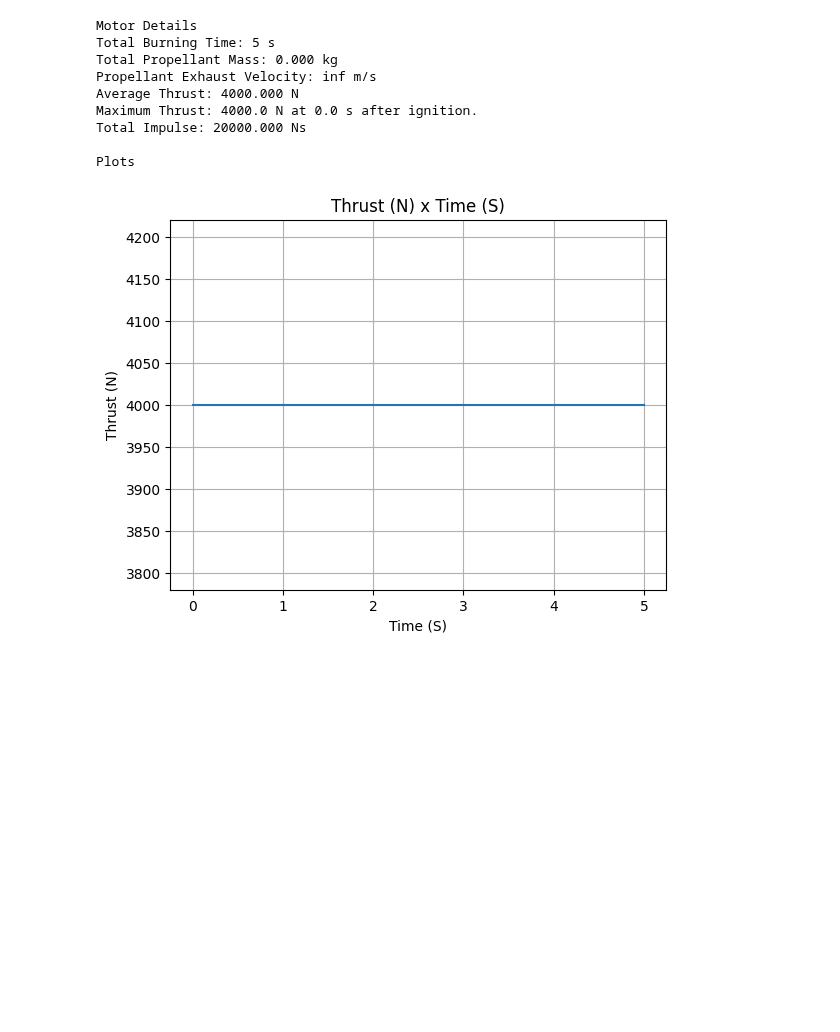
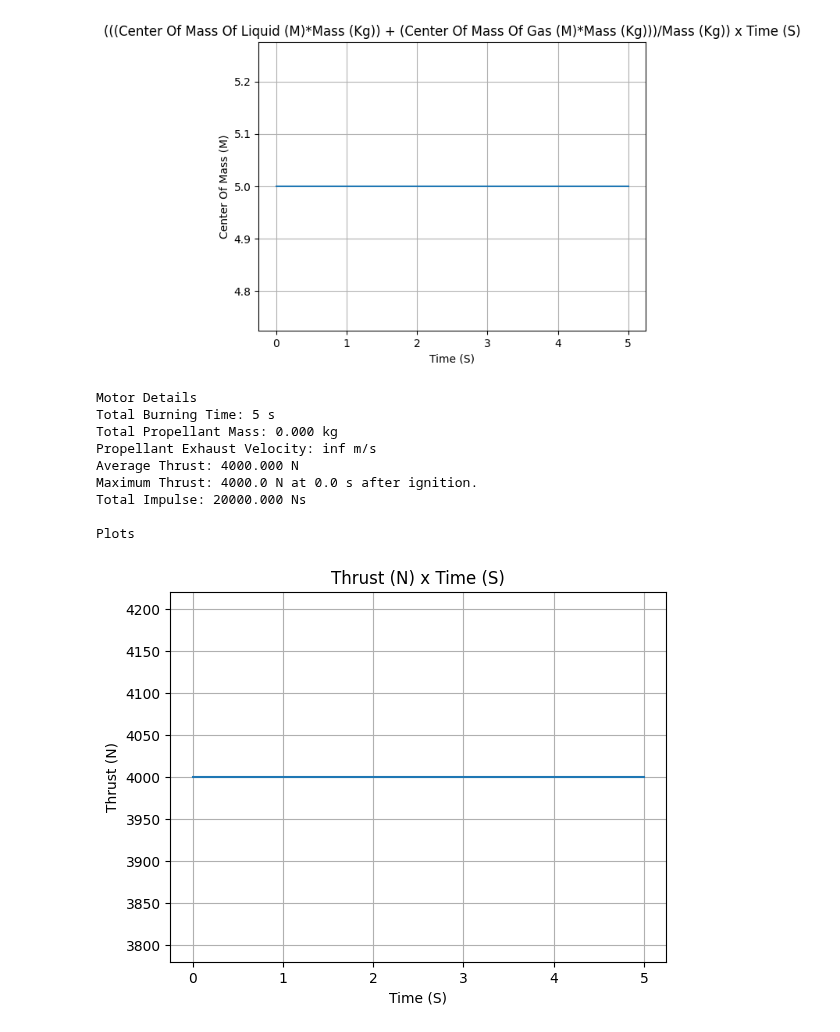
Before and after one commit to RocketPy-Team/RocketPy, a Jupyter notebook: docs/notebooks/example_liquid_empty.ipynb, the cells around one changed output. Drawn from its saved outputs; the diff is of its cells as text; code cells hidden in the pictures; blank space fills up the shorter version.

```diff
--- a/docs/notebooks/example_liquid_empty.ipynb
+++ b/docs/notebooks/example_liquid_empty.ipynb
@@ -21,33 +22,37 @@ fuel_gas = Fluid(name="ethanol_g", density=1.59, quality=1)
 
 oxidizer_tank = MassFlowRateBasedTank(
     name="oxidizer tank",
     geometry=tanks_shape,
     flux_time=(0,5),
     initial_liquid_mass=0,
     initial_gas_mass=0,
     liquid_mass_flow_rate_in=Function(0).setDiscrete(0,5,100),
     liquid_mass_flow_rate_out=Function(0).setDiscrete(0,5,100),
     gas_mass_flow_rate_in=Function(0).setDiscrete(0,5,100),
     gas_mass_flow_rate_out=Function(0).setDiscrete(0,5,100),
     liquid=oxidizer_liq,
     gas=oxidizer_gas,
     discretize=None,
 )
 
 fuel_tank = MassFlowRateBasedTank(
     name="fuel tank",
     geometry=tanks_shape,
     flux_time=(0,5),
     initial_liquid_mass=0,
     initial_gas_mass=0,
     liquid_mass_flow_rate_in=Function(0).setDiscrete(0,5,100),
     liquid_mass_flow_rate_out=Function(0).setDiscrete(0,5,100),
     gas_mass_flow_rate_in=Function(0).setDiscrete(0,5,100),
     gas_mass_flow_rate_out=Function(0).setDiscrete(0,5,100),
     liquid=fuel_liq,
     gas=fuel_gas,
     discretize=None,
 )
+
+fuel_tank.centerOfMass()
+# %% [output]
+[figure, added]
 # %%
 liquid_motor = LiquidMotor(
     thrustSource=4000,
```
Also changed, not shown: parts of 3 cells of this notebook, 3 other files.
